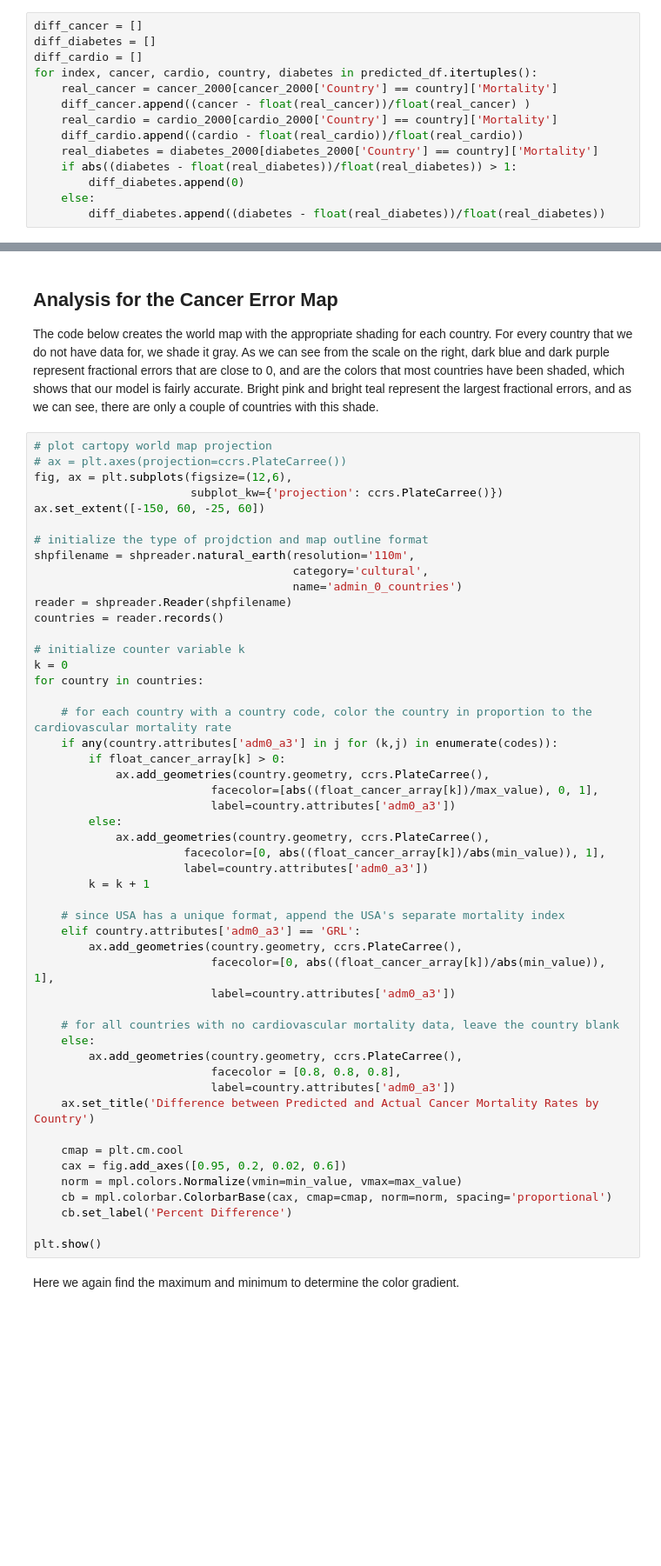
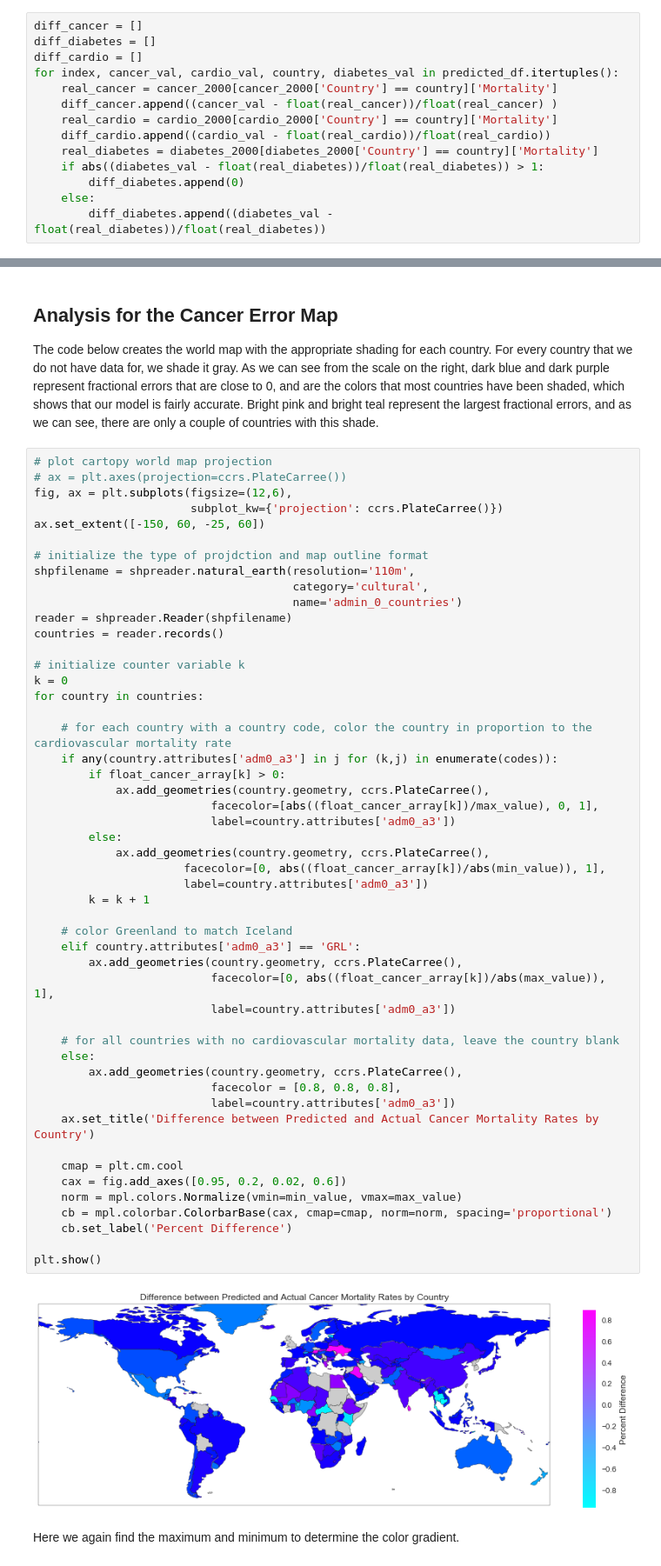
Before and after one commit to angierao/cs109a-project, a Jupyter notebook: dataanalysis.ipynb, the cells around one changed output, grey strips where cells are left out. Shown at 87% size. Cells and saved outputs as stored; diff of their text form; blank space fills up the shorter version.

```diff
--- a/dataanalysis.ipynb
+++ b/dataanalysis.ipynb
@@ -589,16 +605,16 @@ Below we calculate the fractional differences according to the formula $$\frac{\
 diff_cancer = []
 diff_diabetes = []
 diff_cardio = []
-for index, cancer, cardio, country, diabetes in predicted_df.itertuples():
+for index, cancer_val, cardio_val, country, diabetes_val in predicted_df.itertuples():
     real_cancer = cancer_2000[cancer_2000['Country'] == country]['Mortality']
-    diff_cancer.append((cancer - float(real_cancer))/float(real_cancer) )
+    diff_cancer.append((cancer_val - float(real_cancer))/float(real_cancer) )
     real_cardio = cardio_2000[cardio_2000['Country'] == country]['Mortality']
-    diff_cardio.append((cardio - float(real_cardio))/float(real_cardio))
+    diff_cardio.append((cardio_val - float(real_cardio))/float(real_cardio))
     real_diabetes = diabetes_2000[diabetes_2000['Country'] == country]['Mortality']
-    if abs((diabetes - float(real_diabetes))/float(real_diabetes)) > 1:
+    if abs((diabetes_val - float(real_diabetes))/float(real_diabetes)) > 1:
         diff_diabetes.append(0)
     else:
-        diff_diabetes.append((diabetes - float(real_diabetes))/float(real_diabetes))
+        diff_diabetes.append((diabetes_val - float(real_diabetes))/float(real_diabetes))
 # %% [markdown]
 We generate the three letter codes for each country so that Cartopy will recognize them.
 # %%
@@ -643,35 +659,37 @@ for country in countries:
     # for each country with a country code, color the country in proportion to the cardiovascular mortality rate
     if any(country.attributes['adm0_a3'] in j for (k,j) in enumerate(codes)):
         if float_cancer_array[k] > 0:
             ax.add_geometries(country.geometry, ccrs.PlateCarree(),
                           facecolor=[abs((float_cancer_array[k])/max_value), 0, 1],
                           label=country.attributes['adm0_a3'])
         else:
             ax.add_geometries(country.geometry, ccrs.PlateCarree(),
                       facecolor=[0, abs((float_cancer_array[k])/abs(min_value)), 1],
                       label=country.attributes['adm0_a3'])
         k = k + 1
 
-    # since USA has a unique format, append the USA's separate mortality index
+    # color Greenland to match Iceland
     elif country.attributes['adm0_a3'] == 'GRL':
         ax.add_geometries(country.geometry, ccrs.PlateCarree(),
-                          facecolor=[0, abs((float_cancer_array[k])/abs(min_value)), 1],
+                          facecolor=[0, abs((float_cancer_array[k])/abs(max_value)), 1],
                           label=country.attributes['adm0_a3'])
 
     # for all countries with no cardiovascular mortality data, leave the country blank
     else:
         ax.add_geometries(country.geometry, ccrs.PlateCarree(),
                           facecolor = [0.8, 0.8, 0.8],
                           label=country.attributes['adm0_a3'])
     ax.set_title('Difference between Predicted and Actual Cancer Mortality Rates by Country')
 
     cmap = plt.cm.cool
     cax = fig.add_axes([0.95, 0.2, 0.02, 0.6])
     norm = mpl.colors.Normalize(vmin=min_value, vmax=max_value)
     cb = mpl.colorbar.ColorbarBase(cax, cmap=cmap, norm=norm, spacing='proportional')
     cb.set_label('Percent Difference')
 
 plt.show()
+# %% [output]
+[figure, added]
 # %% [markdown]
 Here we again find the maximum and minimum to determine the color gradient.
 # %%
```
Also changed, not shown: parts of 11 cells of this notebook.
